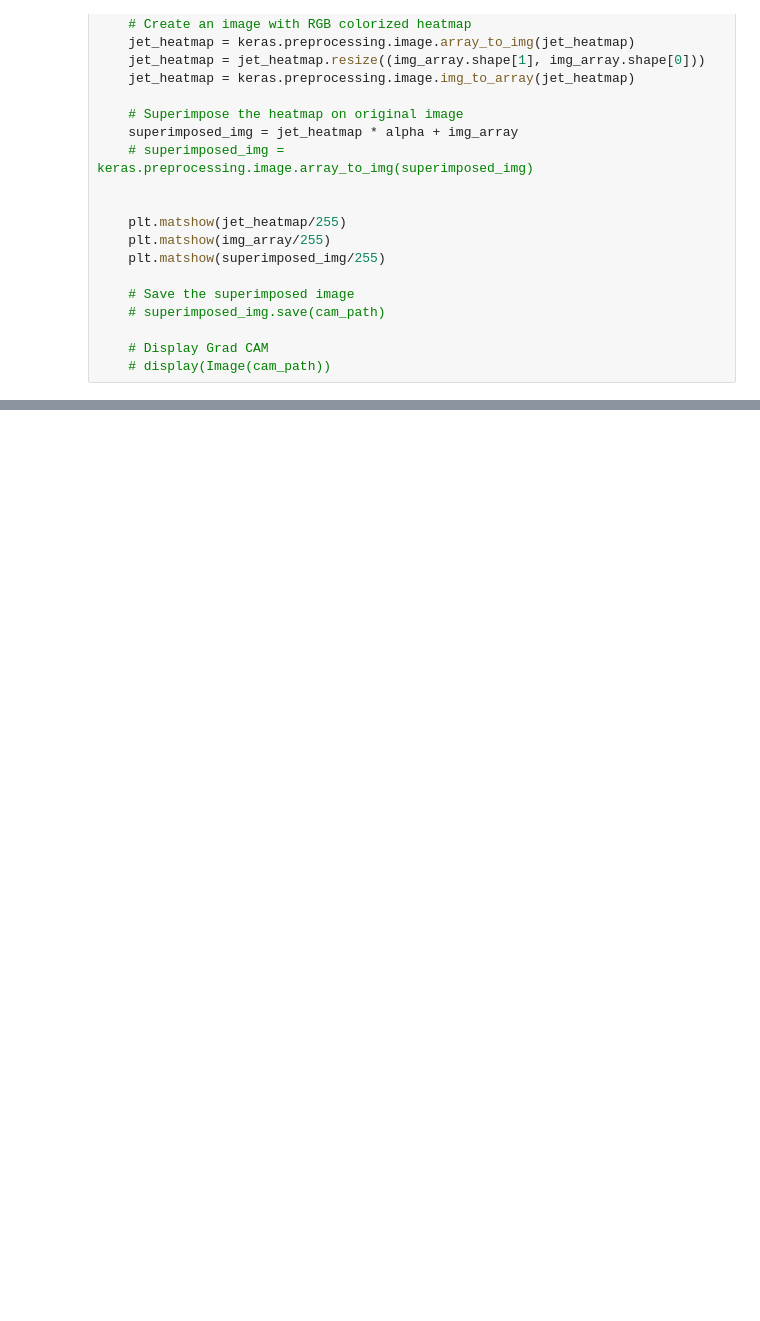
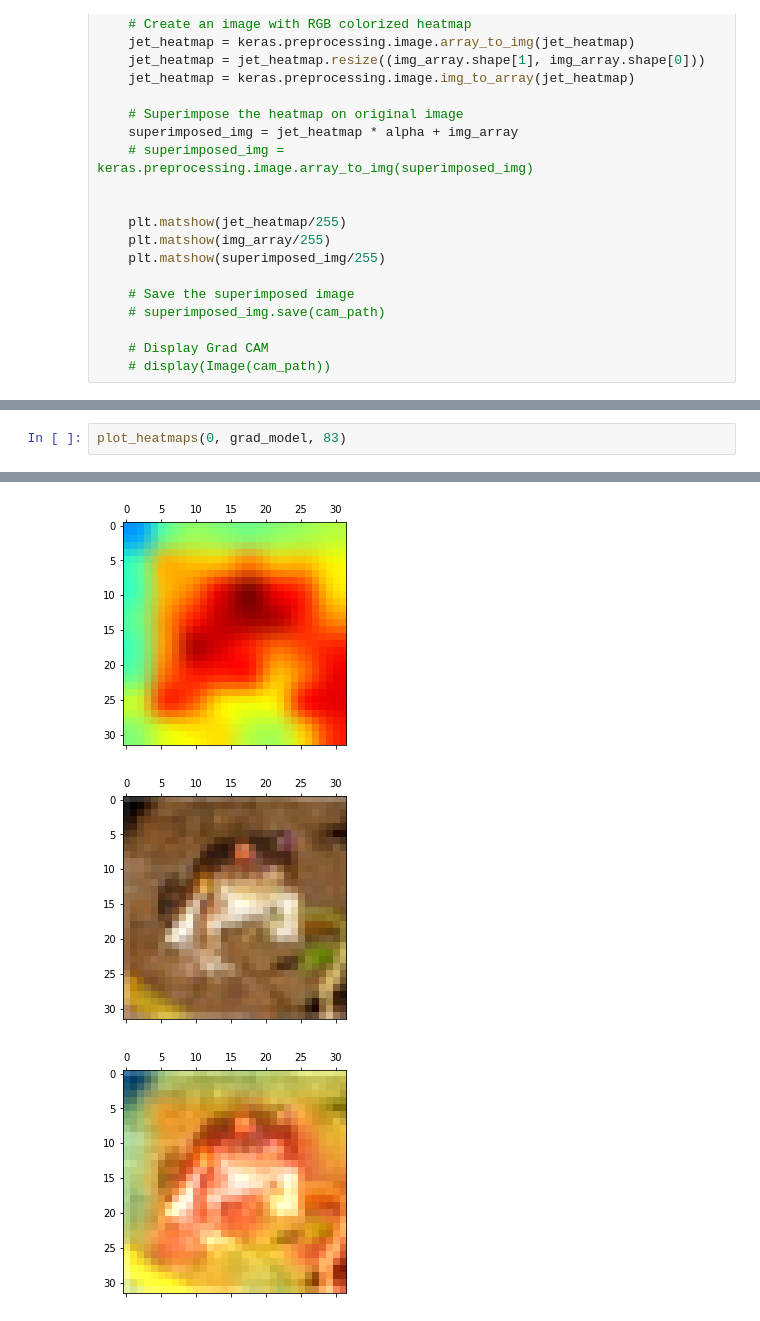
Before and after one commit to daisea3e1203/soco_fashion_dnn, a Jupyter notebook: 03_dev_gradcam_on_representation_learner.ipynb, the cells around one changed output, grey strips where cells are left out. Saved outputs shown, nothing was run; the diff lists cells and outputs as text; blank space fills up the shorter version.

```diff
--- a/03_dev_gradcam_on_representation_learner.ipynb
+++ b/03_dev_gradcam_on_representation_learner.ipynb
@@ -535,0 +547,3 @@ WARNING:matplotlib.image:Clipping input data to the valid range for imshow with
+# %%
+plot_heatmaps(0, grad_model, 83)
+# %% [output]
@@ -535,0 +551,3 @@ WARNING:matplotlib.image:Clipping input data to the valid range for imshow with
+[figure, added]
+[figure, added]
+[figure, added]
```
Also changed, not shown: parts of 19 cells of this notebook.
